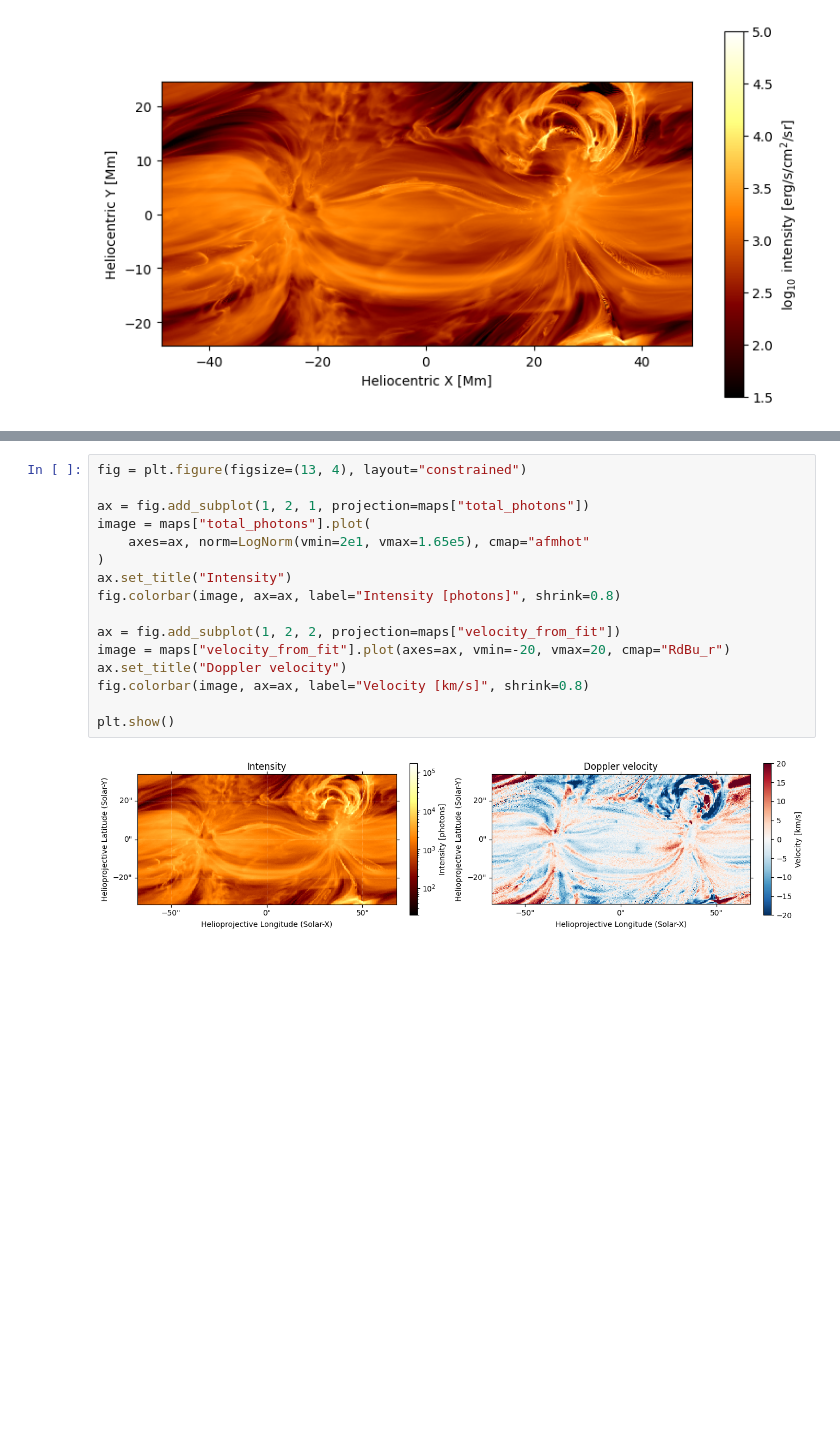
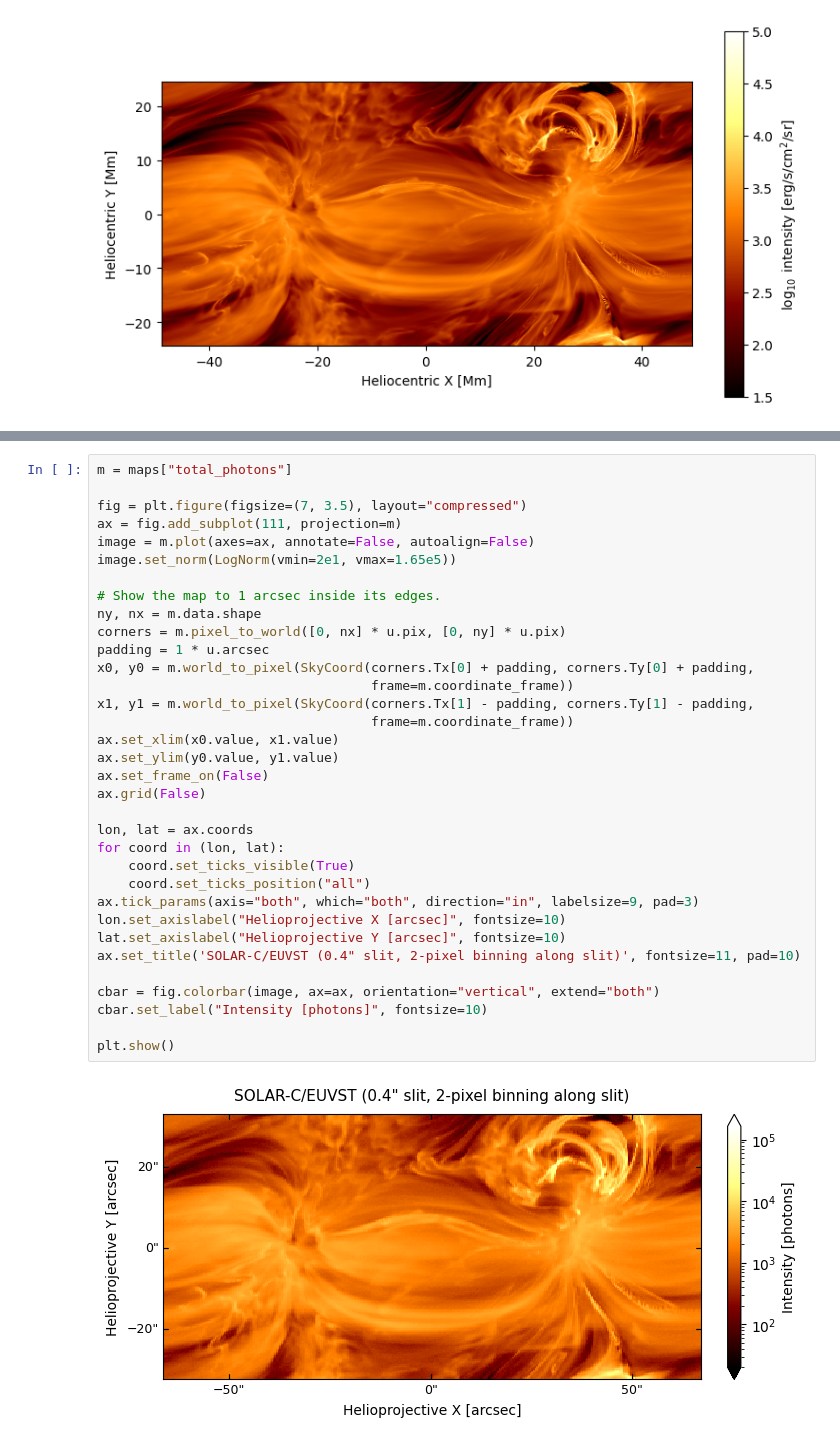
Before and after one commit to jamesmckevitt/eclipse, a Jupyter notebook: docs/reproducing-mckevitt-2026.ipynb, the cells around one changed output, grey strips where cells are left out. Drawn from its saved outputs; the diff is of its cells as text; blank space fills up the shorter version.

```diff
--- a/docs/reproducing-mckevitt-2026.ipynb
+++ b/docs/reproducing-mckevitt-2026.ipynb
@@ -253,18 +258,36 @@ print(sorted(maps))
-# %%
-fig = plt.figure(figsize=(13, 4), layout="constrained")
-
-ax = fig.add_subplot(1, 2, 1, projection=maps["total_photons"])
-image = maps["total_photons"].plot(
-    axes=ax, norm=LogNorm(vmin=2e1, vmax=1.65e5), cmap="afmhot"
-)
-ax.set_title("Intensity")
-fig.colorbar(image, ax=ax, label="Intensity [photons]", shrink=0.8)
-
-ax = fig.add_subplot(1, 2, 2, projection=maps["velocity_from_fit"])
-image = maps["velocity_from_fit"].plot(axes=ax, vmin=-20, vmax=20, cmap="RdBu_r")
-ax.set_title("Doppler velocity")
-fig.colorbar(image, ax=ax, label="Velocity [km/s]", shrink=0.8)
-
-plt.show()
-# %% [output]
-[figure, removed]
+# %%
+m = maps["total_photons"]
+
+fig = plt.figure(figsize=(7, 3.5), layout="compressed")
+ax = fig.add_subplot(111, projection=m)
+image = m.plot(axes=ax, annotate=False, autoalign=False)
+image.set_norm(LogNorm(vmin=2e1, vmax=1.65e5))
+
+# Show the map to 1 arcsec inside its edges.
+ny, nx = m.data.shape
+corners = m.pixel_to_world([0, nx] * u.pix, [0, ny] * u.pix)
+padding = 1 * u.arcsec
+x0, y0 = m.world_to_pixel(SkyCoord(corners.Tx[0] + padding, corners.Ty[0] + padding,
+                                   frame=m.coordinate_frame))
+x1, y1 = m.world_to_pixel(SkyCoord(corners.Tx[1] - padding, corners.Ty[1] - padding,
+                                   frame=m.coordinate_frame))
+ax.set_xlim(x0.value, x1.value)
+ax.set_ylim(y0.value, y1.value)
+ax.set_frame_on(False)
+ax.grid(False)
+
+lon, lat = ax.coords
+for coord in (lon, lat):
+    coord.set_ticks_visible(True)
+    coord.set_ticks_position("all")
+ax.tick_params(axis="both", which="both", direction="in", labelsize=9, pad=3)
+lon.set_axislabel("Helioprojective X [arcsec]", fontsize=10)
+lat.set_axislabel("Helioprojective Y [arcsec]", fontsize=10)
+ax.set_title('SOLAR-C/EUVST (0.4" slit, 2-pixel binning along slit)', fontsize=11, pad=10)
+
+cbar = fig.colorbar(image, ax=ax, orientation="vertical", extend="both")
+cbar.set_label("Intensity [photons]", fontsize=10)
+
+plt.show()
+# %% [output]
+[figure, added]
```
Also changed, not shown: parts of 12 cells of this notebook.
